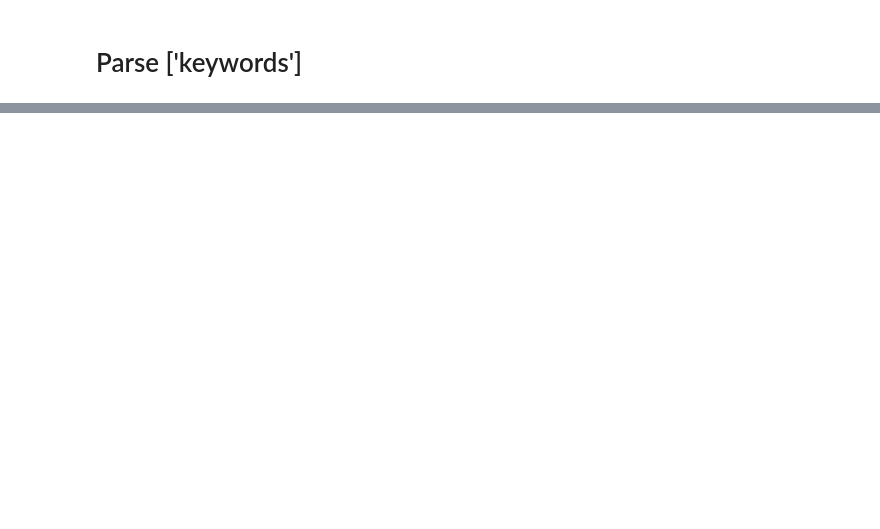
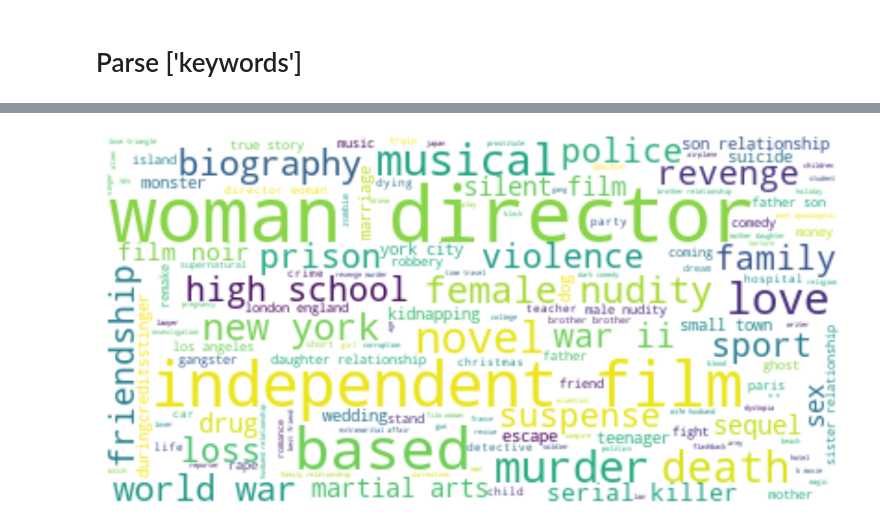
Before and after one commit to slimrivermoi/Techlabs-DS5, a Jupyter notebook: edit_data/Lee/data_cleanup_keywords_df_parse.ipynb, the cells around one changed output, grey strips where cells are left out. Saved outputs shown, nothing was run; the diff lists cells and outputs as text; code cells hidden in the pictures; blank space fills up the shorter version.

Commit message:
add new codes to test wordcloud

```diff
--- a/edit_data/Lee/data_cleanup_keywords_df_parse.ipynb
+++ b/edit_data/Lee/data_cleanup_keywords_df_parse.ipynb
@@ -38,3 +38,29 @@ keywords_df.head(20)
 | 17 | 5 | [{'id': 612, 'name': 'hotel'}, {'... | [hotel, new year's eve, witch, be... |
 | 18 | 9273 | [{'id': 409, 'name': 'africa'}, {... | [africa, indigenous, human animal... |
 | 19 | 11517 | [{'id': 380, 'name': 'brother bro... | [brother brother relationship, su... |
+# %%
+from wordcloud import WordCloud
+from wordcloud import ImageColorGenerator
+from wordcloud import STOPWORDS
+import matplotlib.pyplot as plt
+import pandas as pd
+
+# join the text string in each row as one string and then append to "text_list".
+text_list=[]
+for each_list in keywords_df.keywords_parse:
+    string_text = " ".join(each_list)
+    text_list.append(string_text)
+
+# join all lists into one string "master_string_text" to be used for WordCloud.
+master_string_text = " ".join(text_list)
+# print('Total texts:',len(master_string_text))
+
+# use the standard stopwords in the WordCloud english library (https://github.com/amueller/word_cloud#word_cloud)
+stopwords = set(STOPWORDS)
+wordcloud = WordCloud(stopwords=stopwords, background_color="white").generate(master_string_text)
+plt.figure( figsize=(15,10))
+plt.imshow(wordcloud, interpolation='bilinear')
+plt.axis("off")
+plt.show()
+# %% [output]
+[figure, added]
```
Also changed, not shown: parts of 1 cell of this notebook.
